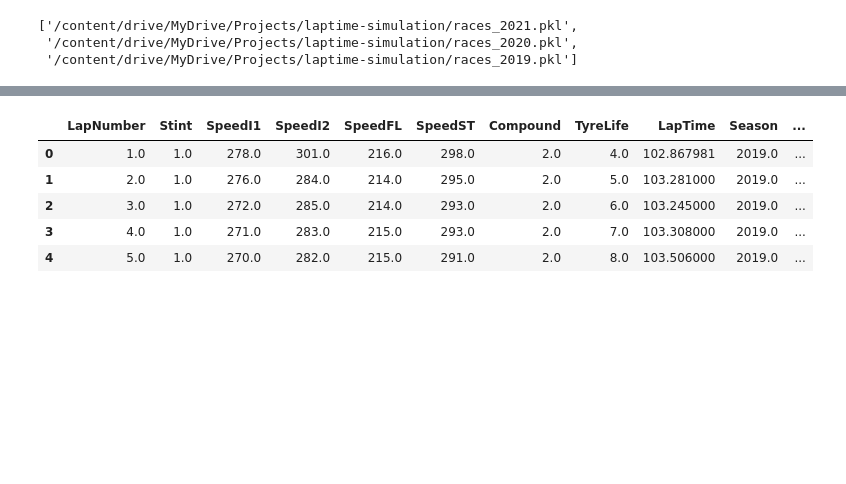
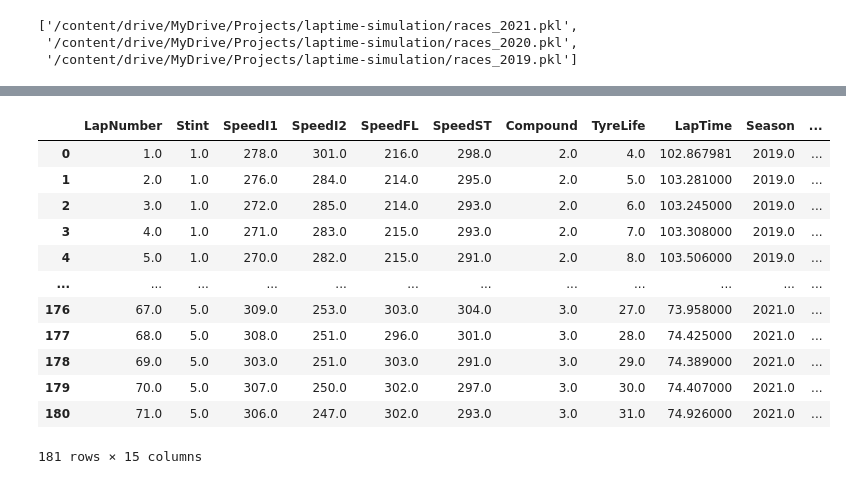
Before and after one commit to vicmcl/ml-laptime, a Jupyter notebook: ml_laptime/notebook/train.ipynb, the cells around one changed output, grey strips where cells are left out. Drawn from its saved outputs; the diff is of its cells as text; code cells hidden in the pictures; blank space fills up the shorter version.

```diff
--- a/ml_laptime/notebook/train.ipynb
+++ b/ml_laptime/notebook/train.ipynb
@@ -136,9 +149,16 @@ memory usage: 21.3 KB
-# %%
-prepro_data.head()
-# %% [output]
-|  | LapNumber | Stint | SpeedI1 | SpeedI2 | SpeedFL | SpeedST | Compound | TyreLife | LapTime | Season | ... |
-| 0 | 1.0 | 1.0 | 278.0 | 301.0 | 216.0 | 298.0 | 2.0 | 4.0 | 102.867981 | 2019.0 | ... |
-| 1 | 2.0 | 1.0 | 276.0 | 284.0 | 214.0 | 295.0 | 2.0 | 5.0 | 103.281000 | 2019.0 | ... |
-| 2 | 3.0 | 1.0 | 272.0 | 285.0 | 214.0 | 293.0 | 2.0 | 6.0 | 103.245000 | 2019.0 | ... |
-| 3 | 4.0 | 1.0 | 271.0 | 283.0 | 215.0 | 293.0 | 2.0 | 7.0 | 103.308000 | 2019.0 | ... |
-| 4 | 5.0 | 1.0 | 270.0 | 282.0 | 215.0 | 291.0 | 2.0 | 8.0 | 103.506000 | 2019.0 | ... |
+# %%
+df
+# %% [output]
+|  | LapNumber | Stint | SpeedI1 | SpeedI2 | SpeedFL | SpeedST | Compound | TyreLife | LapTime | Season | ... |
+| 0 | 1.0 | 1.0 | 278.0 | 301.0 | 216.0 | 298.0 | 2.0 | 4.0 | 102.867981 | 2019.0 | ... |
+| 1 | 2.0 | 1.0 | 276.0 | 284.0 | 214.0 | 295.0 | 2.0 | 5.0 | 103.281000 | 2019.0 | ... |
+| 2 | 3.0 | 1.0 | 272.0 | 285.0 | 214.0 | 293.0 | 2.0 | 6.0 | 103.245000 | 2019.0 | ... |
+| 3 | 4.0 | 1.0 | 271.0 | 283.0 | 215.0 | 293.0 | 2.0 | 7.0 | 103.308000 | 2019.0 | ... |
+| 4 | 5.0 | 1.0 | 270.0 | 282.0 | 215.0 | 291.0 | 2.0 | 8.0 | 103.506000 | 2019.0 | ... |
+| ... | ... | ... | ... | ... | ... | ... | ... | ... | ... | ... | ... |
+| 176 | 67.0 | 5.0 | 309.0 | 253.0 | 303.0 | 304.0 | 3.0 | 27.0 | 73.958000 | 2021.0 | ... |
+| 177 | 68.0 | 5.0 | 308.0 | 251.0 | 296.0 | 301.0 | 3.0 | 28.0 | 74.425000 | 2021.0 | ... |
+| 178 | 69.0 | 5.0 | 303.0 | 251.0 | 303.0 | 291.0 | 3.0 | 29.0 | 74.389000 | 2021.0 | ... |
+| 179 | 70.0 | 5.0 | 307.0 | 250.0 | 302.0 | 297.0 | 3.0 | 30.0 | 74.407000 | 2021.0 | ... |
+| 180 | 71.0 | 5.0 | 306.0 | 247.0 | 302.0 | 293.0 | 3.0 | 31.0 | 74.926000 | 2021.0 | ... |
+181 rows × 15 columns
```
Also changed, not shown: parts of 13 cells of this notebook.
